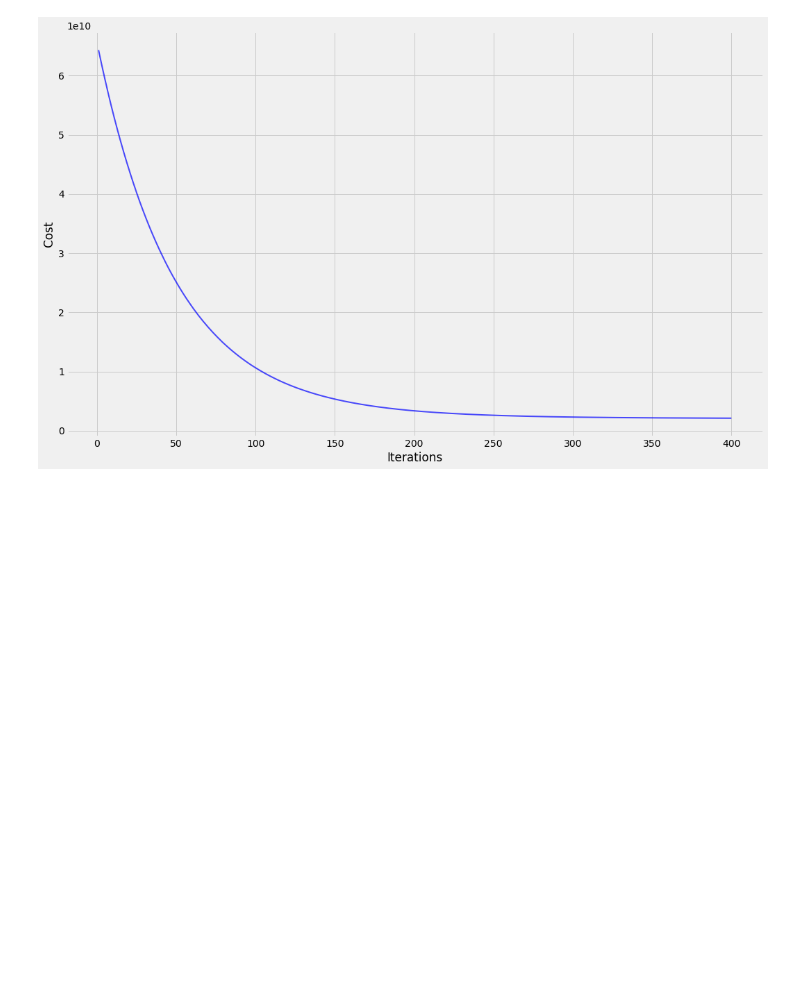
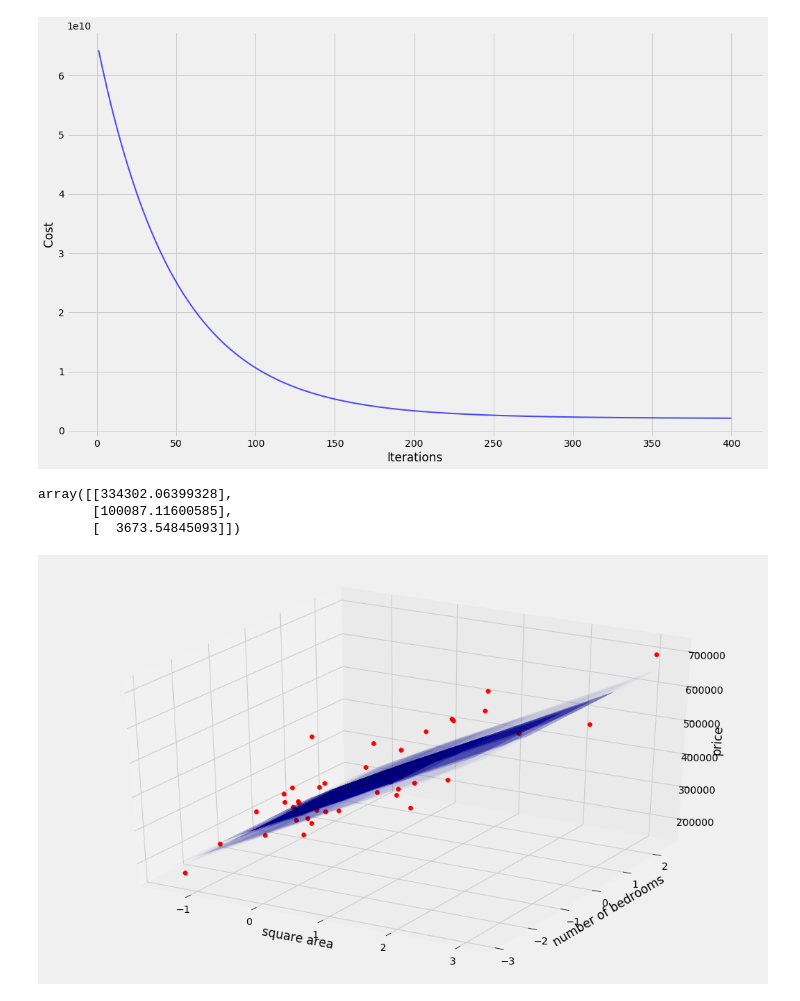
Before and after one commit to amoskovskykh/machine_learning_coursera_andrewng, a Jupyter notebook: linear_regression_mult.ipynb, the cells around one changed output. Saved outputs shown, nothing was run; the diff lists cells and outputs as text; code cells hidden in the pictures; blank space fills up the shorter version.

```diff
--- a/linear_regression_mult.ipynb
+++ b/linear_regression_mult.ipynb
@@ -81,3 +78,28 @@ plt.ylabel('Cost')
 plt.show()
 # %% [output]
 [figure]
+# %%
+theta
+# %% [output]
+array([[334302.06399328],
+       [100087.11600585],
+       [  3673.54845093]])
+# %%
+ax = plt.axes(projection = '3d')
+
+Y = np.zeros((X.shape[0], 1))
+
+for i in range(X.shape[0]):
+    Y[i] = np.dot(X[i], theta)
+
+X1, X2 = np.meshgrid(X[:,1], X[:,2])
+Y1, Y2 = np.meshgrid(Y[:,0], Y[:,0])
+
+ax.scatter(X[:,1], X[:,2], y, c = 'r', alpha = 1, marker = 'x', edgecolor = 'none');
+ax.plot_surface(X1, X2, Y1, color = 'b', edgecolor = 'none', alpha = 0.01)
+ax.set_xlabel('square area')
+ax.set_ylabel('number of bedrooms')
+ax.set_zlabel('price')
+plt.show()
+# %% [output]
+[figure, added]
```
Also changed, not shown: parts of 1 cell of this notebook, 1 other file.
